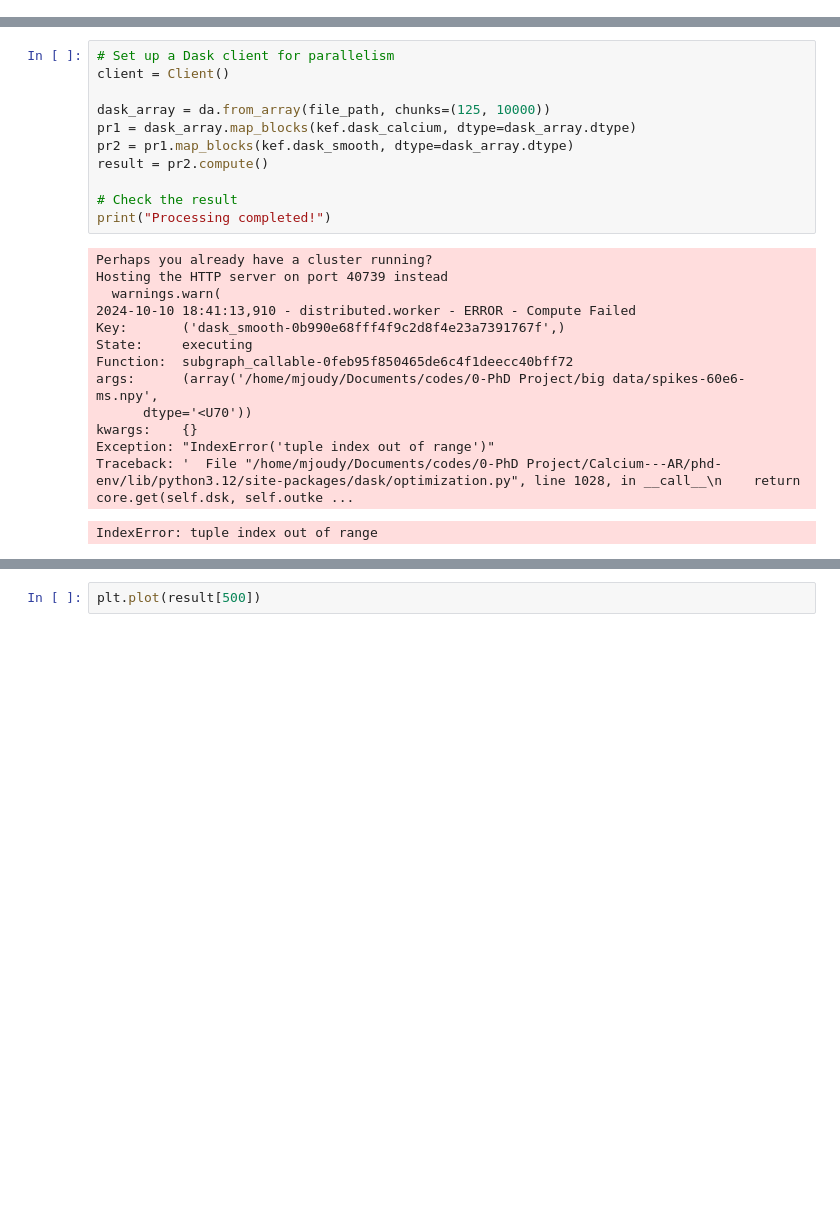
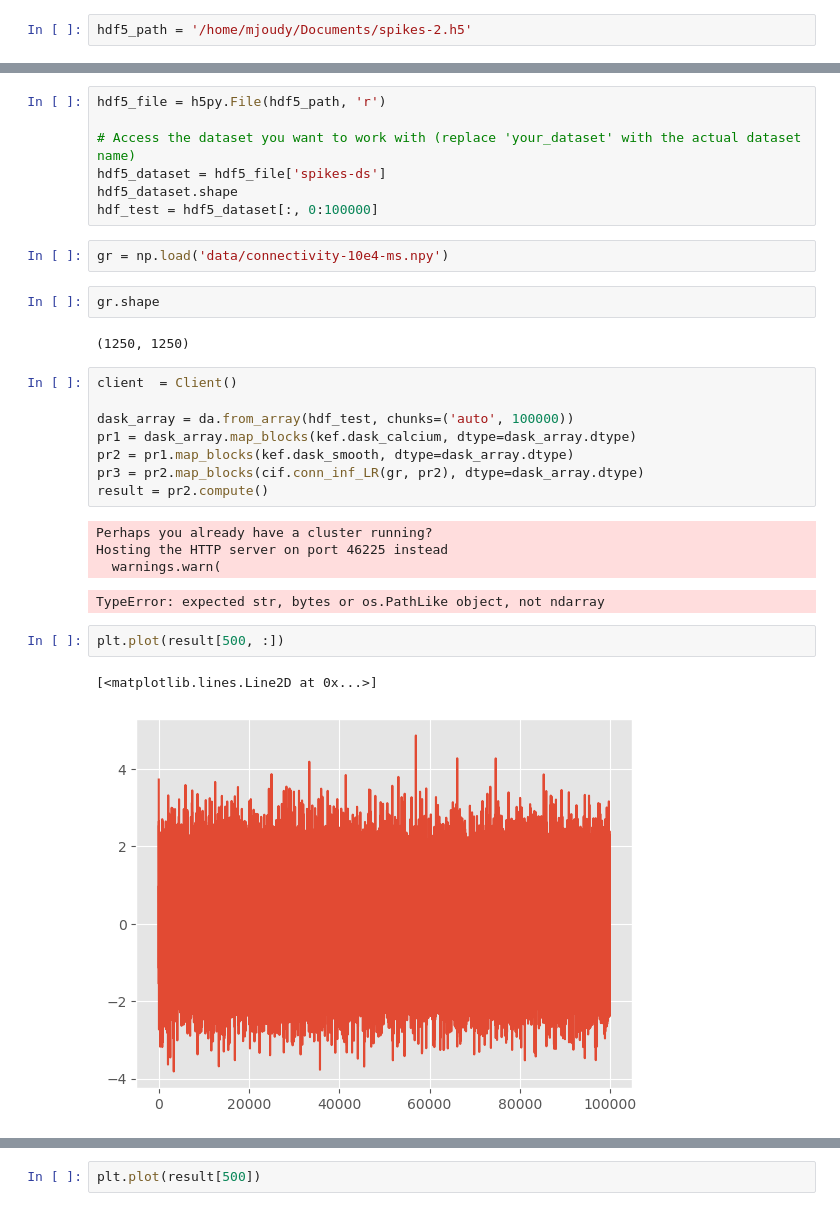
Before and after one commit to mjoudy/Calcium---AR, a Jupyter notebook: notebooks - analysis/dask-test.ipynb, the cells around one changed output, grey strips where cells are left out. Drawn from its saved outputs; the diff is of its cells as text; blank space fills up the shorter version.

Commit message:
dask!

```diff
--- a/notebooks - analysis/dask-test.ipynb
+++ b/notebooks - analysis/dask-test.ipynb
@@ -24,0 +12,2 @@ ValueError: mmap length is greater than file size
+# %%
+hdf5_path = '/home/mjoudy/Documents/spikes-2.h5'
@@ -25,25 +24,31 @@ ValueError: mmap length is greater than file size
+# %%
+hdf5_file = h5py.File(hdf5_path, 'r')
+
+# Access the dataset you want to work with (replace 'your_dataset' with the actual dataset name)
+hdf5_dataset = hdf5_file['spikes-ds']
+hdf5_dataset.shape
+hdf_test = hdf5_dataset[:, 0:100000]
+# %%
+gr = np.load('data/connectivity-10e4-ms.npy')
+# %%
+gr.shape
+# %% [output]
+(1250, 1250)
 # %%
-# Set up a Dask client for parallelism
-client = Client()
+client  = Client()
 
-dask_array = da.from_array(file_path, chunks=(125, 10000))
+dask_array = da.from_array(hdf_test, chunks=('auto', 100000))
 pr1 = dask_array.map_blocks(kef.dask_calcium, dtype=dask_array.dtype)
 pr2 = pr1.map_blocks(kef.dask_smooth, dtype=dask_array.dtype)
+pr3 = pr2.map_blocks(cif.conn_inf_LR(gr, pr2), dtype=dask_array.dtype)
 result = pr2.compute()
-
-# Check the result
-print("Processing completed!")
 # %% [output]
 Perhaps you already have a cluster running?
-Hosting the HTTP server on port 40739 instead
+Hosting the HTTP server on port 46225 instead
   warnings.warn(
-2024-10-10 18:41:13,910 - distributed.worker - ERROR - Compute Failed
-Key:       ('dask_smooth-0b990e68fff4f9c2d8f4e23a7391767f',)
-State:     executing
-Function:  subgraph_callable-0feb95f850465de6c4f1deecc40bff72
-args:      (array('/home/mjoudy/Documents/codes/0-PhD Project/big data/spikes-60e6-ms.npy',
-      dtype='<U70'))
-kwargs:    {}
-Exception: "IndexError('tuple index out of range')"
-Traceback: '  File "/home/mjoudy/Documents/codes/0-PhD Project/Calcium---AR/phd-env/lib/python3.12/site-packages/dask/optimization.py", line 1028, in __call__\n    return core.get(self.dsk, self.outke ...
-IndexError: tuple index out of range
+TypeError: expected str, bytes or os.PathLike object, not ndarray
+# %%
+plt.plot(result[500, :])
+# %% [output]
+[<matplotlib.lines.Line2D at 0x...>]
+[figure, added]
```
Also changed, not shown: parts of 5 cells of this notebook, 8 other files.
